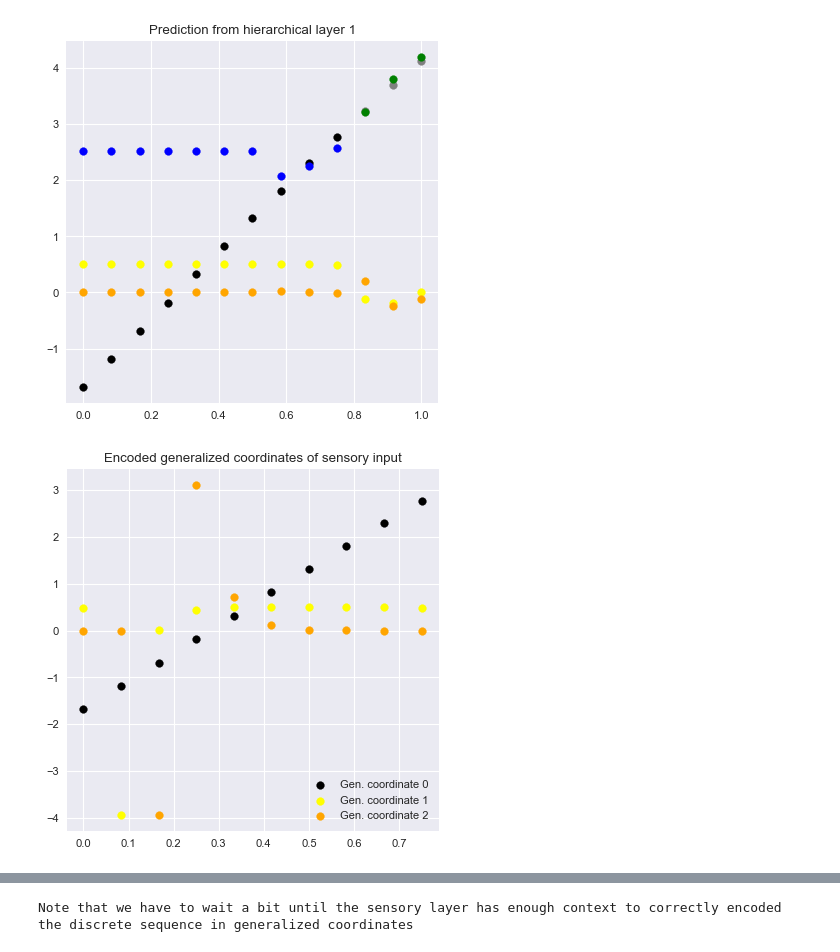
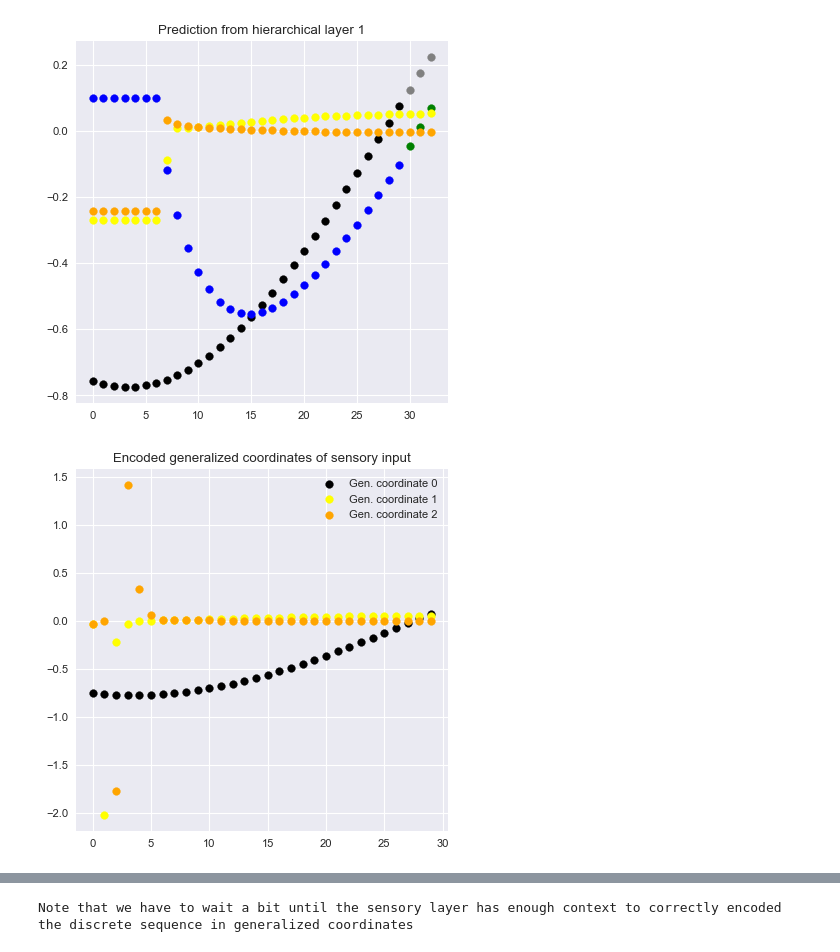
Before and after one commit to andreofner/pyGPC, a Jupyter notebook: demo.ipynb, the cells around one changed output, grey strips where cells are left out. Cells and saved outputs as stored; diff of their text form; code cells hidden in the pictures.

```diff
--- a/demo.ipynb
+++ b/demo.ipynb
@@ -153,8 +148,7 @@ if True:
 # %%
-
 """ Hierarchical predictions """
 # plot settings
-GC_TIME = True # align higher order generalized coordinates to a time axis
+GC_TIME = False # align higher order generalized coordinates to a time axis
 
 plt.figure(figsize=(6, 6), dpi=80)
 for t, (inp, pred, pred1, pred2) in enumerate(zip(vid_in, vid_p1, vid_p2, vid_p3)):
@@ -162,51 +156,50 @@ for t, (inp, pred, pred1, pred2) in enumerate(zip(vid_in, vid_p1, vid_p2, vid_p3
     if GC_TIME:
         pred[0] = pred1[0] = pred2[0] = inp[0]
     if t < INTERPOLATION_START:
-        plt.scatter(inp[0], inp[1], color="black")
-        plt.scatter(pred[0], pred[1], color="blue")
-        plt.scatter(pred1[0], pred1[1], color=colors[1])
-        plt.scatter(pred2[0], pred2[1], color=colors[2])
+        plt.scatter(t, inp[0], color="black")
+        plt.scatter(t, pred[0], color="blue")
+        plt.scatter(t, pred1[0], color=colors[1])
+        plt.scatter(t, pred2[0], color=colors[2])
     else:
-        plt.scatter(inp[0], inp[1], color="grey")
-        plt.scatter(pred[0], pred[1], color="green")
-        plt.scatter(pred1[0], pred1[1], color=colors[1])
-        plt.scatter(pred2[0], pred2[1], color=colors[2])
+        plt.scatter(t, inp[0], color="grey")
+        plt.scatter(t, pred[0], color="green")
+        plt.scatter(t, pred1[0], color=colors[1])
+        plt.scatter(t, pred2[0], color=colors[2])
 plt.title("Prediction from hierarchical layer 1")
 plt.show()
 
 
 """ Encoded generalized coordinates of input """
 plt.figure(figsize=(6, 6), dpi=80)
 for t, inp in enumerate(vid_cause_coords_input):
     colors, lines = ["black", "yellow", "orange", "red", "brown", "purple"], []
     for gc in range(len(vid_cause_coords_input[t])):
         select = 0 if GC_TIME else gc
-        lines.append(plt.scatter(vid_cause_coords_input[t][select][0],
-                    vid_cause_coords_input[t][gc][1], color=colors[gc], label=f"Gen. coordinate {gc}"))
+        lines.append(plt.scatter(t, # vid_cause_coords_input[t][select][0]
+                    vid_cause_coords_input[t][gc][0], color=colors[gc], label=f"Gen. coordinate {gc}"))
 plt.title("Encoded generalized coordinates of sensory input")
 plt.legend(handles=lines)
 plt.show()
 
 """ Extrapolated encoded generalized coordinates of input """
 plt.figure(figsize=(6, 6), dpi=80)
 for t, inp in enumerate(vid_in):
     if t < INTERPOLATION_START:
-        l0 = plt.scatter(inp[0], inp[1],
-                         color="black", label="Ground truth (burn in)")
+        l0 = plt.scatter(t, inp[0], color="black", label="Ground truth (burn in)")
     else:
         colors, lines = ["green", "yellow", "orange", "red", "brown", "purple"], []
-        lines.append(plt.scatter(inp[0], inp[1], color="grey", label="Ground truth"))
+        lines.append(plt.scatter(t, inp[0], color="grey", label="Ground truth"))
         for gc in range(len(vid_cause_coords[t-INTERPOLATION_START])):
             select = 0 if GC_TIME else gc
-            lines.append(plt.scatter(vid_cause_coords[t-INTERPOLATION_START][select][0],
-                        vid_cause_coords[t-INTERPOLATION_START][gc][1],
+            lines.append(plt.scatter(t, #vid_cause_coords[t-INTERPOLATION_START][select][0]
+                        vid_cause_coords[t-INTERPOLATION_START][gc][0],
                         color=colors[gc], label=f"Gen. coordinate {gc}"))
 plt.title("Extrapolation of generalized coordinates\nprojected to discrete sequence")
 plt.legend(handles=lines)
 #plt.ylim(-1,1), plt.xlim(-1,1)
 plt.show()
 
 print("Note that we have to wait a bit until the sensory layer has enough context to correctly encoded the discrete sequence in generalized coordinates")
 # %% [output]
-[figure, old version]
+[figure, new version]
-[figure, old version]
+[figure, new version]
```
Also changed, not shown: parts of 2 cells of this notebook.
